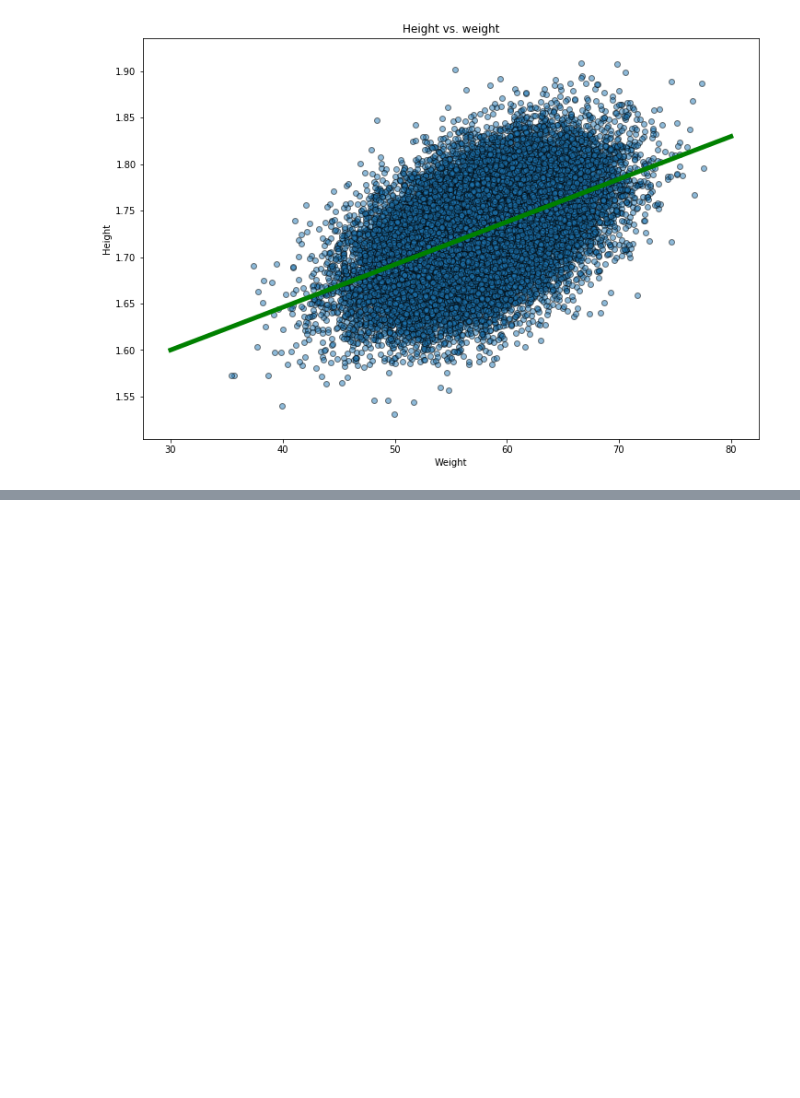
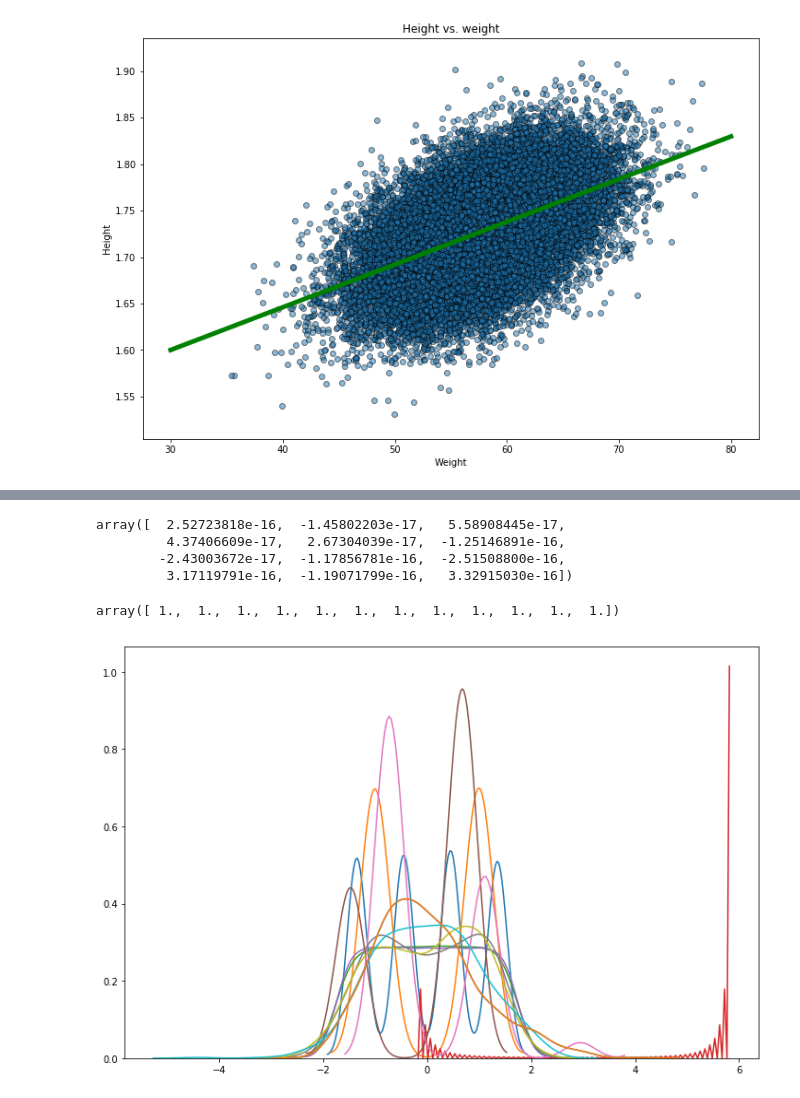
Before and after one commit to 7bits/ml-courses-7bits, a Jupyter notebook: 2017-fall/practises/05-linear-regression/05-01-linear-regression.ipynb, the cells around one changed output, grey strips where cells are left out. Cells and saved outputs as stored; diff of their text form; code cells hidden in the pictures; blank space fills up the shorter version.

```diff
--- a/2017-fall/practises/05-linear-regression/05-01-linear-regression.ipynb
+++ b/2017-fall/practises/05-linear-regression/05-01-linear-regression.ipynb
@@ -215,0 +343,7 @@ plt.plot(x, w0_opt + w1_opt * x, c='green', linewidth=5)
+# %%
+df = shuffle(df, random_state=42)
+X = df.drop(['cnt'], axis=1)
+y = df['cnt']
+
+scaler = StandardScaler()
+X = scaler.fit_transform(X)
@@ -215,0 +364,17 @@ plt.plot(x, w0_opt + w1_opt * x, c='green', linewidth=5)
+# %%
+X.mean(axis=0)
+# %% [output]
+array([  2.52723818e-16,  -1.45802203e-17,   5.58908445e-17,
+         4.37406609e-17,   2.67304039e-17,  -1.25146891e-16,
+        -2.43003672e-17,  -1.17856781e-16,  -2.51508800e-16,
+         3.17119791e-16,  -1.19071799e-16,   3.32915030e-16])
+# %%
+X.std(axis=0)
+# %% [output]
+array([ 1.,  1.,  1.,  1.,  1.,  1.,  1.,  1.,  1.,  1.,  1.,  1.])
+# %%
+plt.figure(figsize=(12,8))
+for i in range(0,12):
+    sns.distplot(X[:,i], hist=False)
+# %% [output]
+[figure, added]
```
Also changed, not shown: parts of 35 cells of this notebook.
